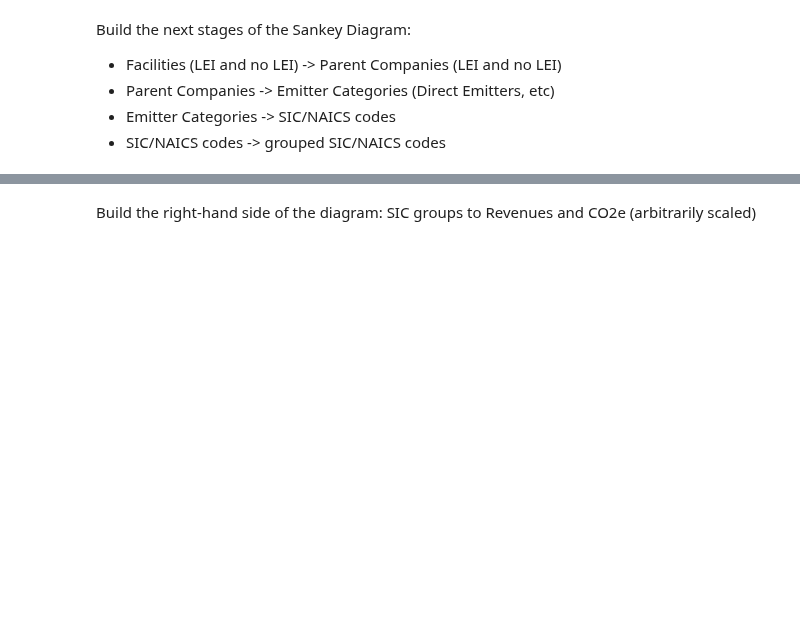
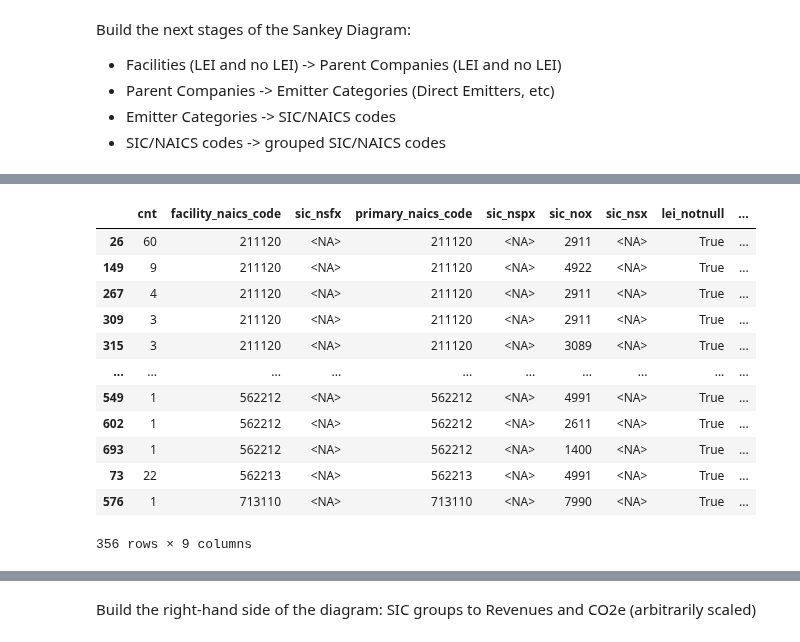
Before and after one commit to os-climate/data-platform-demo, a Jupyter notebook: notebooks/Sankey.ipynb, the cells around one changed output, grey strips where cells are left out. Drawn from its saved outputs; the diff is of its cells as text; code cells hidden in the pictures; blank space fills up the shorter version.

```diff
--- a/notebooks/Sankey.ipynb
+++ b/notebooks/Sankey.ipynb
@@ -322,0 +502,18 @@ order by count (*) desc
+# %%
+# As-found, non-standard connections from NAICS to SIC
+(naics_sic_df.dropna(subset='sic_nox')[naics_sic_df.sic_nsfx.isna()]
+ .sort_values(by=['facility_naics_code','cnt'], ascending=[True,False]))
+# %% [output]
+|  | cnt | facility_naics_code | sic_nsfx | primary_naics_code | sic_nspx | sic_nox | sic_nsx | lei_notnull | ... |
+| 26 | 60 | 211120 | <NA> | 211120 | <NA> | 2911 | <NA> | True | ... |
+| 149 | 9 | 211120 | <NA> | 211120 | <NA> | 4922 | <NA> | True | ... |
+| 267 | 4 | 211120 | <NA> | 211120 | <NA> | 2911 | <NA> | True | ... |
+| 309 | 3 | 211120 | <NA> | 211120 | <NA> | 2911 | <NA> | True | ... |
+| 315 | 3 | 211120 | <NA> | 211120 | <NA> | 3089 | <NA> | True | ... |
+| ... | ... | ... | ... | ... | ... | ... | ... | ... | ... |
+| 549 | 1 | 562212 | <NA> | 562212 | <NA> | 4991 | <NA> | True | ... |
+| 602 | 1 | 562212 | <NA> | 562212 | <NA> | 2611 | <NA> | True | ... |
+| 693 | 1 | 562212 | <NA> | 562212 | <NA> | 1400 | <NA> | True | ... |
+| 73 | 22 | 562213 | <NA> | 562213 | <NA> | 4991 | <NA> | True | ... |
+| 576 | 1 | 713110 | <NA> | 713110 | <NA> | 7990 | <NA> | True | ... |
+356 rows × 9 columns
```
Also changed, not shown: parts of 53 cells of this notebook.
